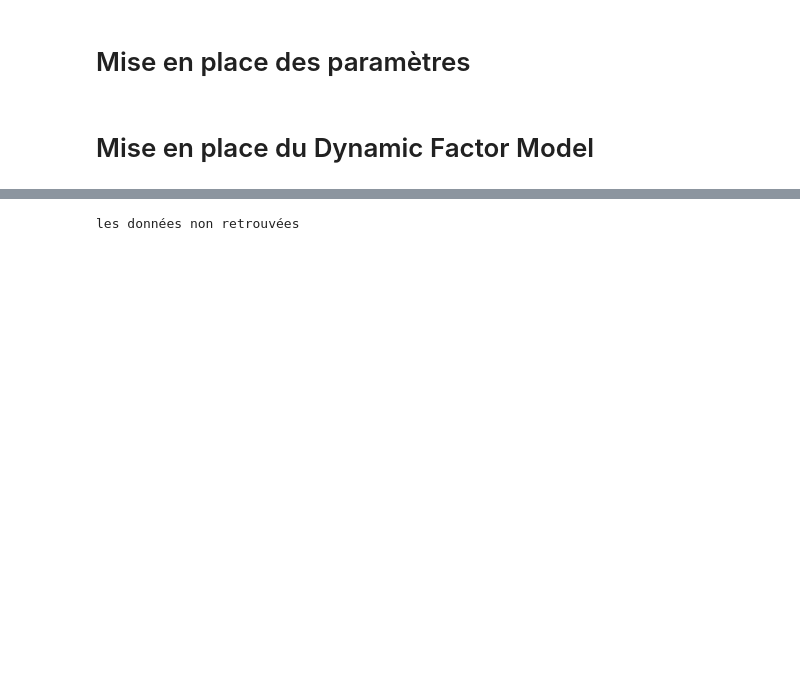
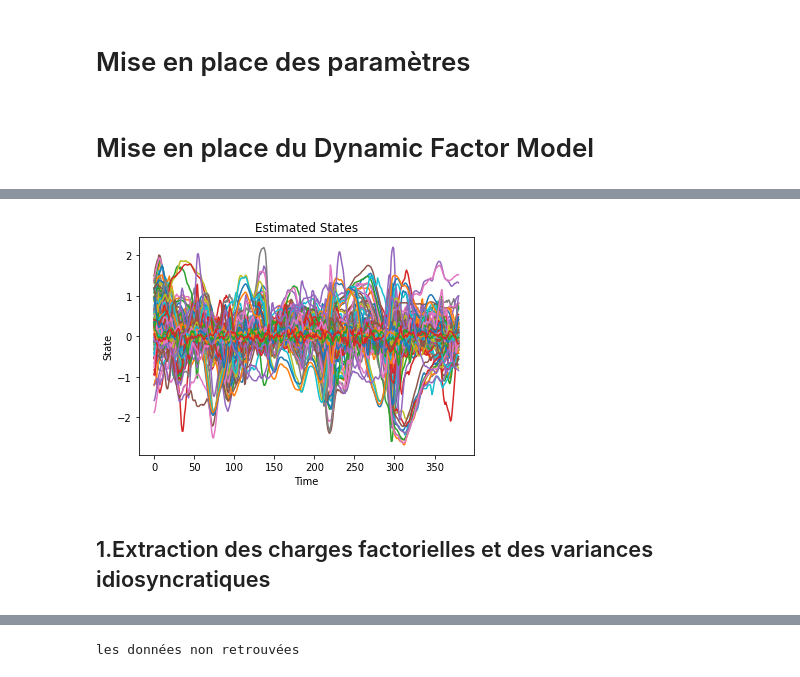
Before and after one commit to Jbdelrio/GestionQuant2DFM, a Jupyter notebook: main.ipynb, the cells around one changed output, grey strips where cells are left out. Saved outputs shown, nothing was run; the diff lists cells and outputs as text; code cells hidden in the pictures; blank space fills up the shorter version.

```diff
--- a/main.ipynb
+++ b/main.ipynb
@@ -250,0 +170,27 @@ estimation_sample_std.columns.to_list()
+# %%
+
+n_timesteps, n_features = estimation_sample_std.shape
+
+# Initialize the Kalman Filter with simplistic assumptions
+kf = KalmanFilter(
+    transition_matrices=np.eye(n_features),  # Simplistic identity matrix for demonstration
+    observation_matrices=np.eye(n_features),  # Direct observation of all factors
+    initial_state_mean=np.zeros(n_features),
+    initial_state_covariance=np.eye(n_features),
+    transition_covariance=np.eye(n_features) * 0.01,
+    observation_covariance=np.eye(n_features) * 0.1
+)
+
+# Estimate the states
+state_means, state_covariances = kf.smooth(estimation_sample_std)
+
+# Plot the estimated states
+plt.plot(state_means)
+plt.title('Estimated States')
+plt.xlabel('Time')
+plt.ylabel('State')
+plt.show()
+# %% [output]
+[figure, added]
+# %% [markdown]
+## 1.Extraction des charges factorielles et des variances idiosyncratiques
```
Also changed, not shown: parts of 23 cells of this notebook.
